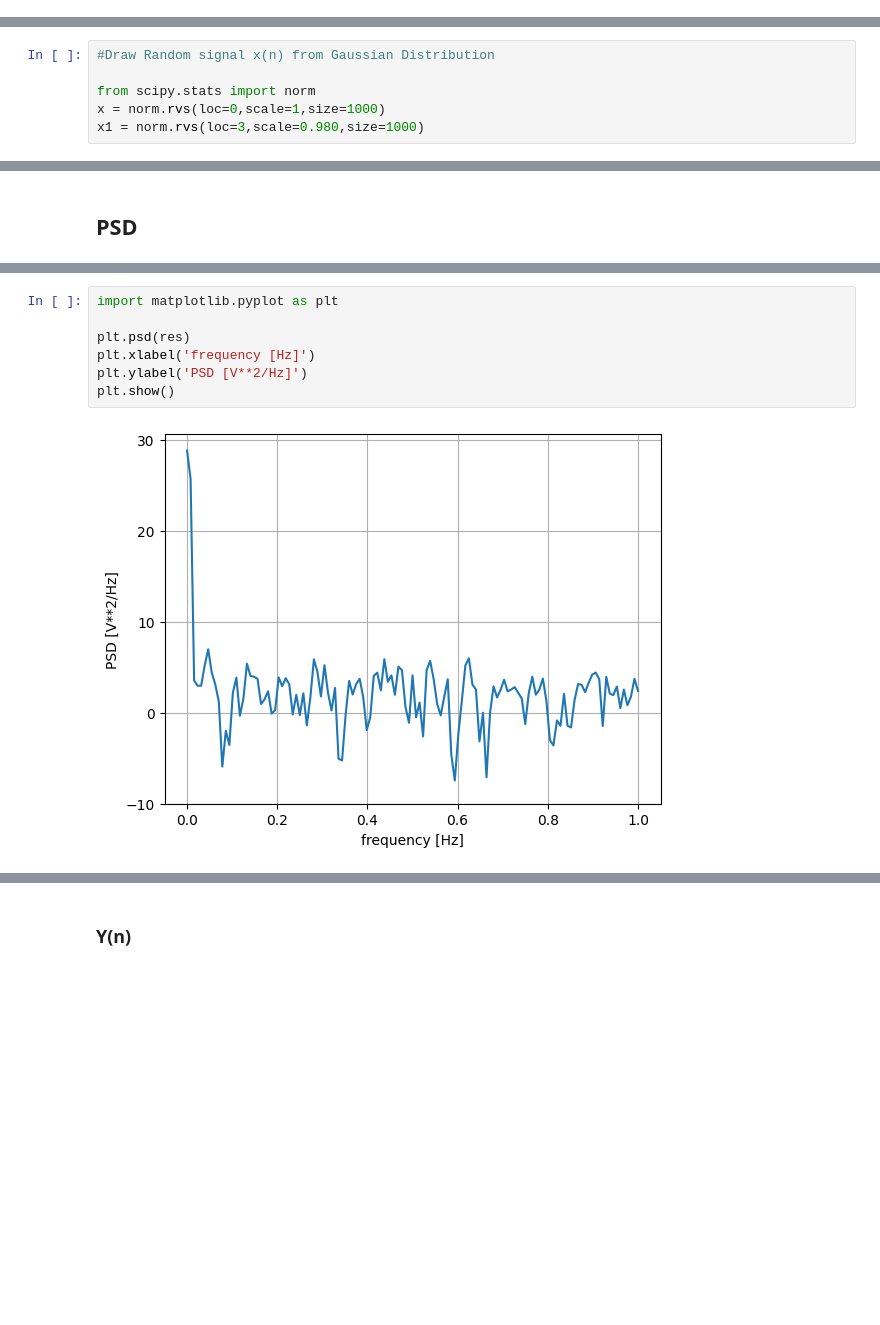
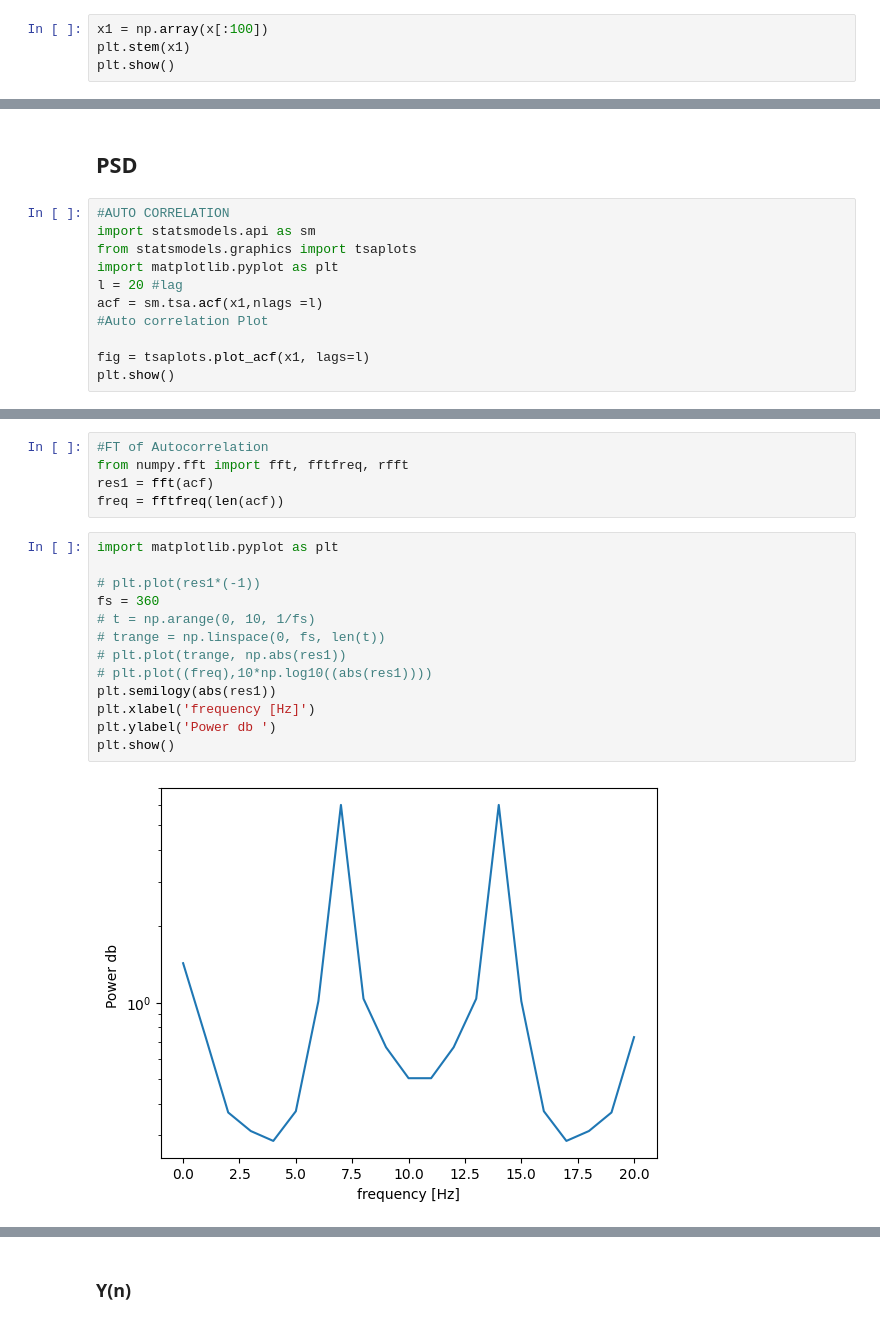
Before and after one commit to Ankuraxz/Advanced-Signal-Processing, a Jupyter notebook: Assignment1.ipynb, the cells around one changed output, grey strips where cells are left out. Cells and saved outputs as stored; diff of their text form; blank space fills up the shorter version.

```diff
--- a/Assignment1.ipynb
+++ b/Assignment1.ipynb
@@ -374,0 +525,4 @@ plt.show()
+# %%
+x1 = np.array(x[:100])
+plt.stem(x1)
+plt.show()
@@ -390,9 +546,3 @@ hz = 1/(1 +0.98*z**-3)
 hz.cancel()
 # %% [output]
 [figure]
-# %%
-#Draw Random signal x(n) from Gaussian Distribution
-
-from scipy.stats import norm
-x = norm.rvs(loc=0,scale=1,size=1000)
-x1 = norm.rvs(loc=3,scale=0.980,size=1000)
@@ -444,2 +549,13 @@ res.size
 # %% [markdown]
 ## PSD
+# %%
+#AUTO CORRELATION
+import statsmodels.api as sm
+from statsmodels.graphics import tsaplots
+import matplotlib.pyplot as plt
+l = 20 #lag
+acf = sm.tsa.acf(x1,nlags =l)
+#Auto correlation Plot
+
+fig = tsaplots.plot_acf(x1, lags=l)
+plt.show()
@@ -446,9 +572,20 @@ res.size
+# %%
+#FT of Autocorrelation
+from numpy.fft import fft, fftfreq, rfft
+res1 = fft(acf)
+freq = fftfreq(len(acf))
 # %%
 import matplotlib.pyplot as plt
 
-plt.psd(res)
+# plt.plot(res1*(-1))
+fs = 360
+# t = np.arange(0, 10, 1/fs)
+# trange = np.linspace(0, fs, len(t))
+# plt.plot(trange, np.abs(res1))
+# plt.plot((freq),10*np.log10((abs(res1))))
+plt.semilogy(abs(res1))
 plt.xlabel('frequency [Hz]')
-plt.ylabel('PSD [V**2/Hz]')
+plt.ylabel('Power db ')
 plt.show()
 # %% [output]
-[figure, old version]
+[figure, new version]
```
Also changed, not shown: parts of 31 cells of this notebook.
